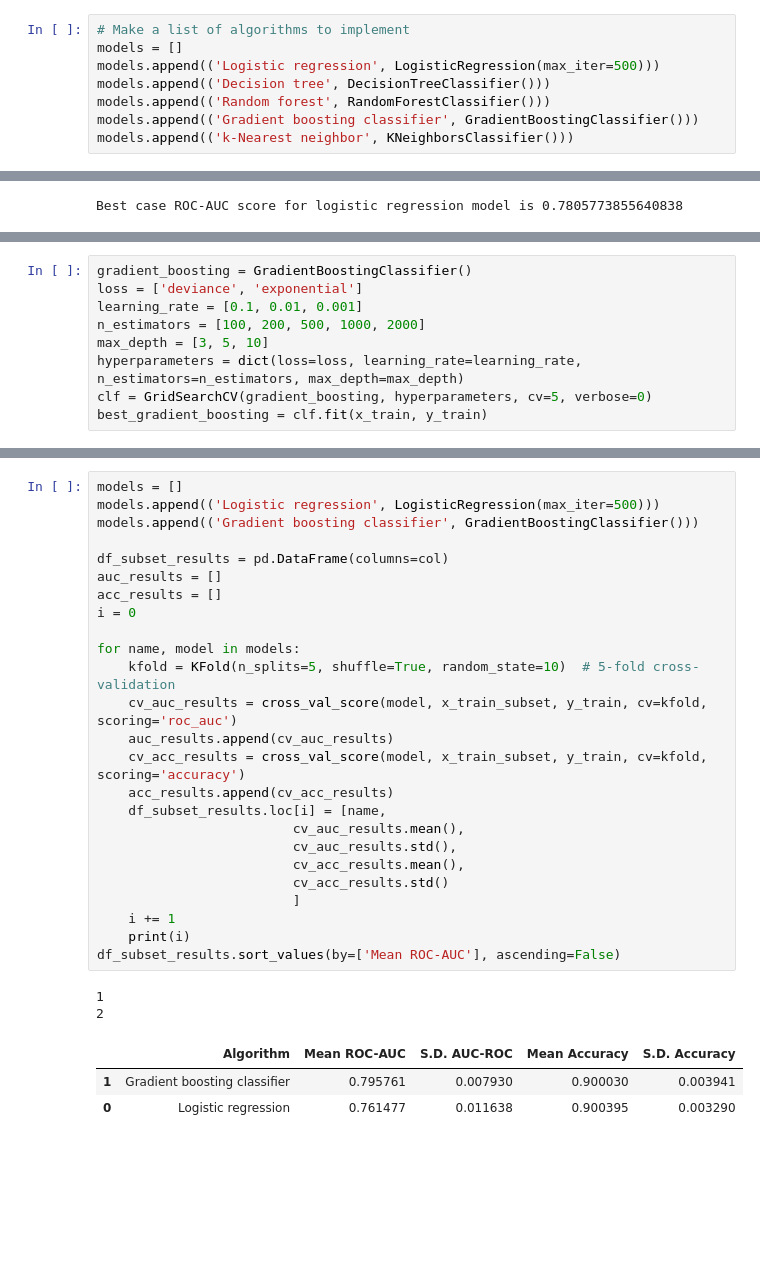
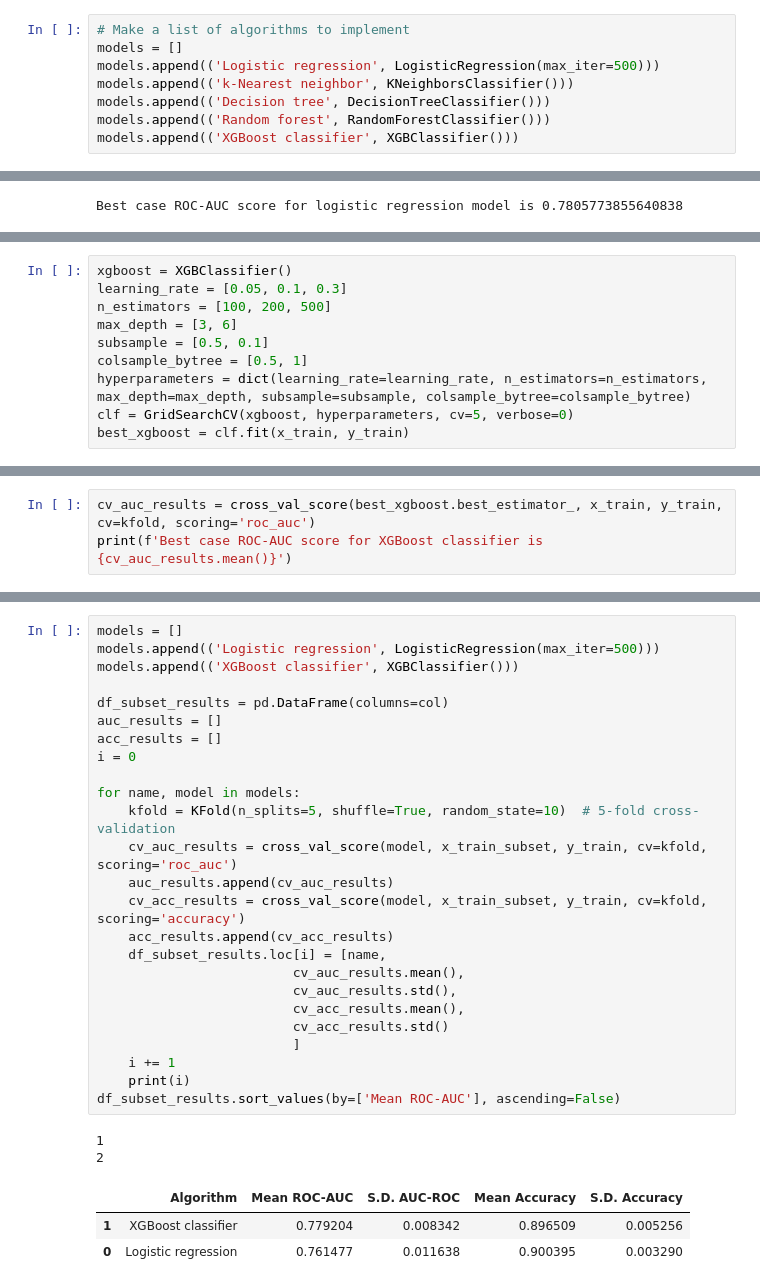
Before and after one commit to ahanagangopadhyay/improving-bank-telemarketing-campaigns, a Jupyter notebook: codes/2_models.ipynb, the cells around one changed output, grey strips where cells are left out. Cells and saved outputs as stored; diff of their text form; blank space fills up the shorter version.

```diff
--- a/codes/2_models.ipynb
+++ b/codes/2_models.ipynb
@@ -66,10 +67,10 @@ Let us run some baseline algorithms with default hyper-parameters on the trainin
 # Make a list of algorithms to implement
 models = []
 models.append(('Logistic regression', LogisticRegression(max_iter=500)))
+models.append(('k-Nearest neighbor', KNeighborsClassifier()))
 models.append(('Decision tree', DecisionTreeClassifier()))
 models.append(('Random forest', RandomForestClassifier()))
-models.append(('Gradient boosting classifier', GradientBoostingClassifier()))
-models.append(('k-Nearest neighbor', KNeighborsClassifier()))
+models.append(('XGBoost classifier', XGBClassifier()))
 # %%
 # Make a dataframe to store classification metrics
 col = ['Algorithm', 'Mean ROC-AUC', 'S.D. AUC-ROC', 'Mean Accuracy', 'S.D. Accuracy']
@@ -146,9 +149,10 @@ Best case ROC-AUC score for logistic regression model is 0.7805773855640838
 # %%
-gradient_boosting = GradientBoostingClassifier()
-loss = ['deviance', 'exponential']
-learning_rate = [0.1, 0.01, 0.001]
-n_estimators = [100, 200, 500, 1000, 2000]
-max_depth = [3, 5, 10]
-hyperparameters = dict(loss=loss, learning_rate=learning_rate, n_estimators=n_estimators, max_depth=max_depth)
-clf = GridSearchCV(gradient_boosting, hyperparameters, cv=5, verbose=0)
-best_gradient_boosting = clf.fit(x_train, y_train)
+xgboost = XGBClassifier()
+learning_rate = [0.05, 0.1, 0.3]
+n_estimators = [100, 200, 500]
+max_depth = [3, 6]
+subsample = [0.5, 0.1]
+colsample_bytree = [0.5, 1]
+hyperparameters = dict(learning_rate=learning_rate, n_estimators=n_estimators, max_depth=max_depth, subsample=subsample, colsample_bytree=colsample_bytree)
+clf = GridSearchCV(xgboost, hyperparameters, cv=5, verbose=0)
+best_xgboost = clf.fit(x_train, y_train)
@@ -154,0 +171,3 @@ best_gradient_boosting = clf.fit(x_train, y_train)
+# %%
+cv_auc_results = cross_val_score(best_xgboost.best_estimator_, x_train, y_train, cv=kfold, scoring='roc_auc')
+print(f'Best case ROC-AUC score for XGBoost classifier is {cv_auc_results.mean()}')
@@ -180,32 +203,32 @@ x_train_subset.head()
 # %%
 models = []
 models.append(('Logistic regression', LogisticRegression(max_iter=500)))
-models.append(('Gradient boosting classifier', GradientBoostingClassifier()))
+models.append(('XGBoost classifier', XGBClassifier()))
 
 df_subset_results = pd.DataFrame(columns=col)
 auc_results = []
 acc_results = []
 i = 0
 
 for name, model in models:
     kfold = KFold(n_splits=5, shuffle=True, random_state=10)  # 5-fold cross-validation
     cv_auc_results = cross_val_score(model, x_train_subset, y_train, cv=kfold, scoring='roc_auc')
     auc_results.append(cv_auc_results)
     cv_acc_results = cross_val_score(model, x_train_subset, y_train, cv=kfold, scoring='accuracy')
     acc_results.append(cv_acc_results)
     df_subset_results.loc[i] = [name,
                          cv_auc_results.mean(),
                          cv_auc_results.std(),
                          cv_acc_results.mean(),
                          cv_acc_results.std()
                          ]
     i += 1
     print(i)
 df_subset_results.sort_values(by=['Mean ROC-AUC'], ascending=False)
 # %% [output]
 1
 2
 |  | Algorithm | Mean ROC-AUC | S.D. AUC-ROC | Mean Accuracy | S.D. Accuracy |
-| 1 | Gradient boosting classifier | 0.795761 | 0.007930 | 0.900030 | 0.003941 |
+| 1 | XGBoost classifier | 0.779204 | 0.008342 | 0.896509 | 0.005256 |
 | 0 | Logistic regression | 0.761477 | 0.011638 | 0.900395 | 0.003290 |
 # %% [markdown]
```
Also changed, not shown: parts of 26 cells of this notebook.
